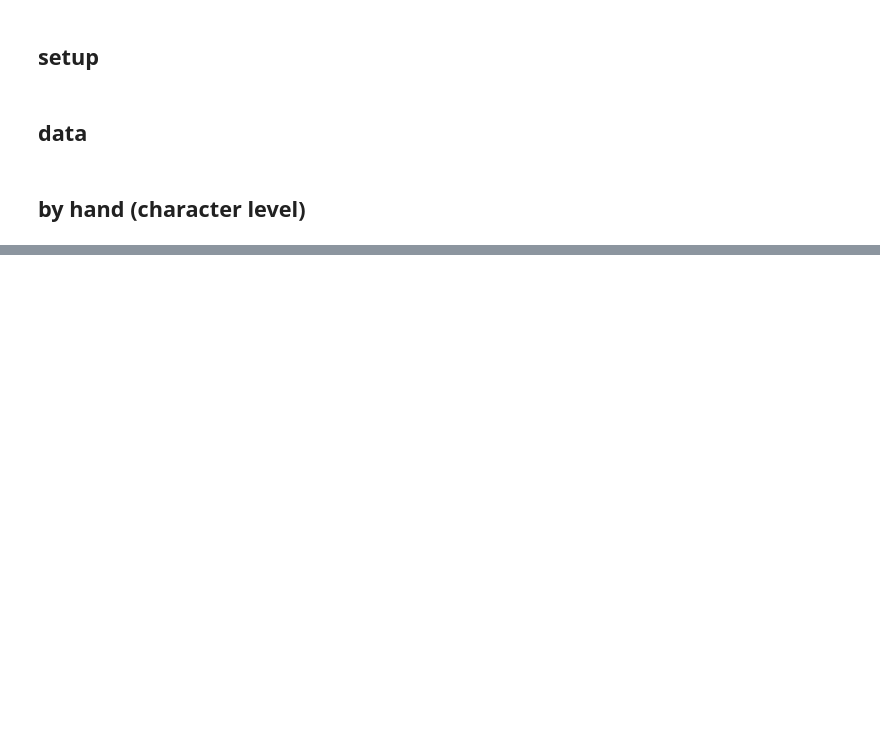
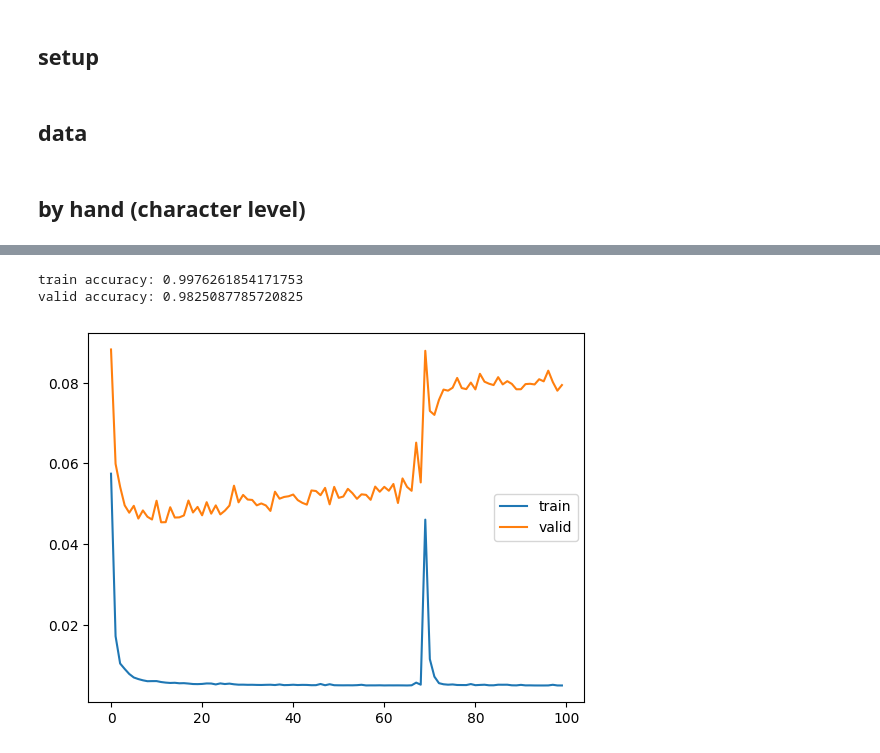
Before and after one commit to peluche/NLP-group, a Jupyter notebook: lang_ident.ipynb, the cells around one changed output, grey strips where cells are left out. Drawn from its saved outputs; the diff is of its cells as text; code cells hidden in the pictures; blank space fills up the shorter version.

```diff
--- a/lang_ident.ipynb
+++ b/lang_ident.ipynb
@@ -180,0 +214,47 @@ valid accuracy: 0.963018536567688
+# %%
+chunk_size = 164
+# chunk_size = 128
+
+def to_tokens(text):
+    return [stoi[c] for c in to_words(text)]
+
+def chunk(text, chunk_size):
+    res = []
+    for t in text.split('\n'):
+        tokens = to_tokens(t)[:chunk_size]
+        tokens += [stoi['<end>']] * (chunk_size - len(tokens))
+        res.append(torch.tensor(tokens))
+    return res
+
+xs = []
+for land, text in raw_texts.items():
+    cs = chunk(text, chunk_size)
+    ls = torch.tensor([ltoi[land]] * len(cs))
+    xs.extend(zip(cs, ls))
+random.shuffle(xs)
+
+train = xs[:int(len(xs) * 0.8)]
+test = xs[int(len(xs) * 0.8):]
+
+x, y = zip(*train)
+x, y = torch.stack(x), torch.stack(y)
+
+xt, yt = zip(*test)
+xt, yt = torch.stack(xt), torch.stack(yt)
+
+data = torch.utils.data.DataLoader(
+    torch.utils.data.TensorDataset(x, y),
+    batch_size=128,
+    shuffle=True)
+
+data_test = torch.utils.data.DataLoader(
+    torch.utils.data.TensorDataset(xt, yt),
+    batch_size=128,
+    shuffle=True)
+# %%
+model = Toy(vocab_size, max_seq_length=chunk_size, embedding_dim=256, hidden_dim=256).to(device)
+run_training(model)
+# %% [output]
+train accuracy: 0.9976261854171753
+valid accuracy: 0.9825087785720825
+[figure, added]
```
Also changed, not shown: parts of 10 cells of this notebook.
